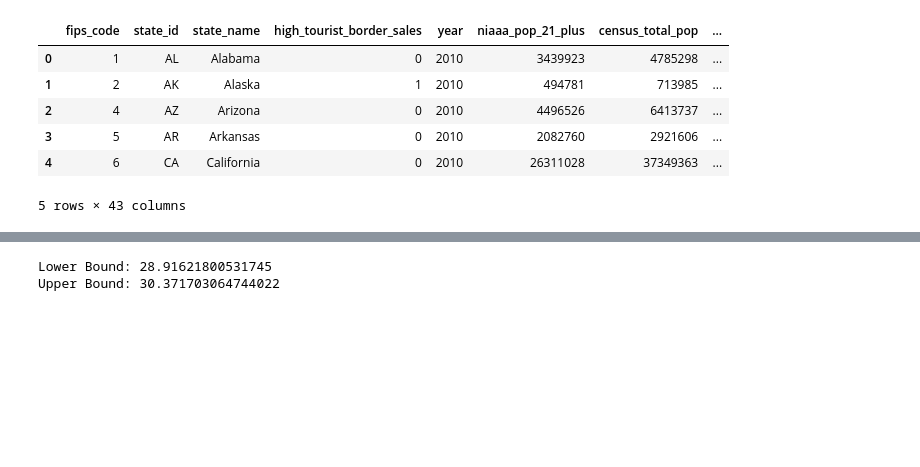
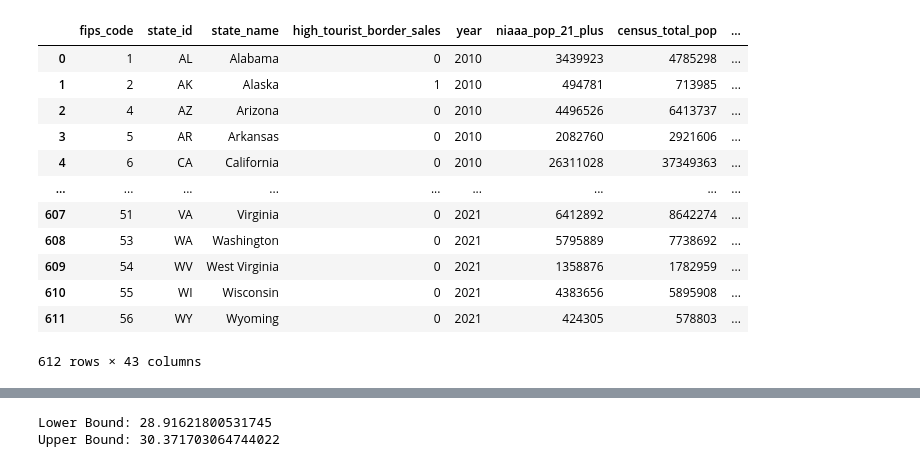
Before and after one commit to zqcushma/Project-4, a Jupyter notebook: Predictions/Virginia_scatter_attempt.ipynb, the cells around one changed output, grey strips where cells are left out. Cells and saved outputs as stored; diff of their text form; code cells hidden in the pictures; blank space fills up the shorter version.

```diff
--- a/Predictions/Virginia_scatter_attempt.ipynb
+++ b/Predictions/Virginia_scatter_attempt.ipynb
@@ -8,20 +8,26 @@ from scipy import stats
 # %%
 
 # Read our data file the pandas library
-file_path = Path("../Resources/Virginia_predictions_results.csv")
+file_path = Path("../Predictions/Virginia_predictions_results.csv")
 data = pd.read_csv(file_path)
 
-file_path2 = Path("../Resources/proj_4_feat_target_var_set_update.csv")
+file_path2 = Path("../Predictions/proj_4_feat_target_var_set.csv")
 data2 = pd.read_csv(file_path2)
 
 # Display sample data
 
-data2.head()
+data2
 # %% [output]
 |  | fips_code | state_id | state_name | high_tourist_border_sales | year | niaaa_pop_21_plus | census_total_pop | ... |
 | 0 | 1 | AL | Alabama | 0 | 2010 | 3439923 | 4785298 | ... |
 | 1 | 2 | AK | Alaska | 1 | 2010 | 494781 | 713985 | ... |
 | 2 | 4 | AZ | Arizona | 0 | 2010 | 4496526 | 6413737 | ... |
 | 3 | 5 | AR | Arkansas | 0 | 2010 | 2082760 | 2921606 | ... |
 | 4 | 6 | CA | California | 0 | 2010 | 26311028 | 37349363 | ... |
+| ... | ... | ... | ... | ... | ... | ... | ... | ... |
+| 607 | 51 | VA | Virginia | 0 | 2021 | 6412892 | 8642274 | ... |
+| 608 | 53 | WA | Washington | 0 | 2021 | 5795889 | 7738692 | ... |
+| 609 | 54 | WV | West Virginia | 0 | 2021 | 1358876 | 1782959 | ... |
+| 610 | 55 | WI | Wisconsin | 0 | 2021 | 4383656 | 5895908 | ... |
+| 611 | 56 | WY | Wyoming | 0 | 2021 | 424305 | 578803 | ... |
-5 rows × 43 columns
+612 rows × 43 columns
```
Also changed, not shown: parts of 2 cells of this notebook.
